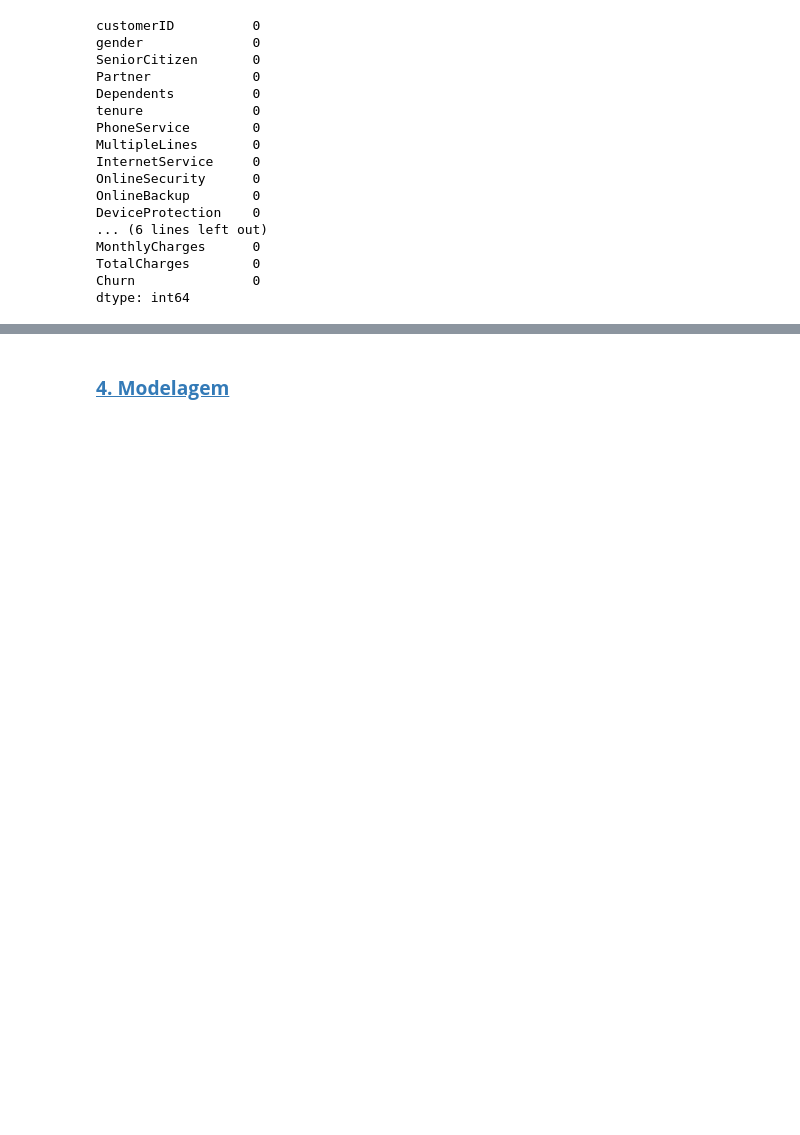
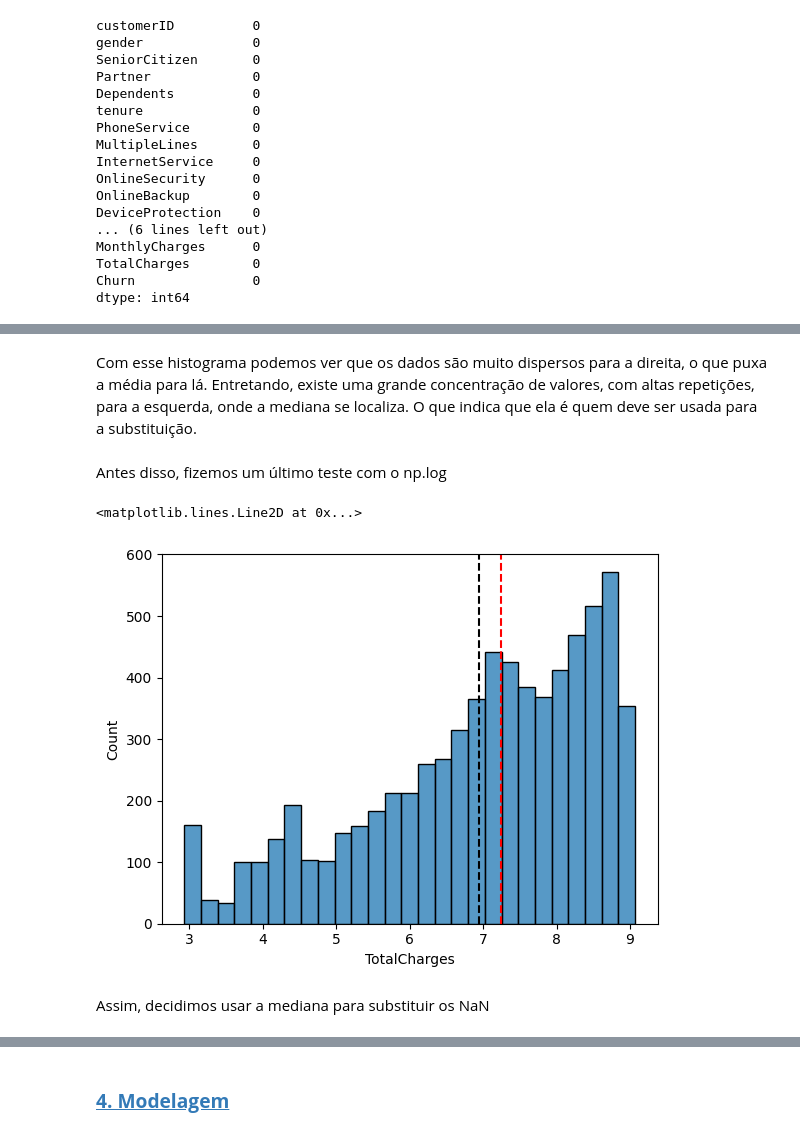
Before and after one commit to Texugo-928/Projeto_ML_Churn, a Jupyter notebook: Projeto_ML_Grupo_4.ipynb, the cells around one changed output, grey strips where cells are left out. Drawn from its saved outputs; the diff is of its cells as text; code cells hidden in the pictures; blank space fills up the shorter version.

```diff
--- a/Projeto_ML_Grupo_4.ipynb
+++ b/Projeto_ML_Grupo_4.ipynb
@@ -240,0 +245,13 @@ df_churn.head().T
+# %% [markdown]
+Com esse histograma podemos ver que os dados são muito dispersos para a direita, o que puxa a média para lá. Entretando, existe uma grande concentração de valores, com altas repetições, para a esquerda, onde a mediana se localiza. O que indica que ela é quem deve ser usada para a substituição.
+# %% [markdown]
+Antes disso, fizemos um último teste com o np.log
+# %%
+sns.histplot(np.log(df_churn['TotalCharges']))
+plt.axvline(np.log(df_churn['TotalCharges']).mean(), ls='--', color='black')
+plt.axvline(np.log(df_churn['TotalCharges']).median(),ls='--', color='red')
+# %% [output]
+<matplotlib.lines.Line2D at 0x...>
+[figure, added]
+# %% [markdown]
+Assim, decidimos usar a mediana para substituir os NaN
```
Also changed, not shown: parts of 48 cells of this notebook.
